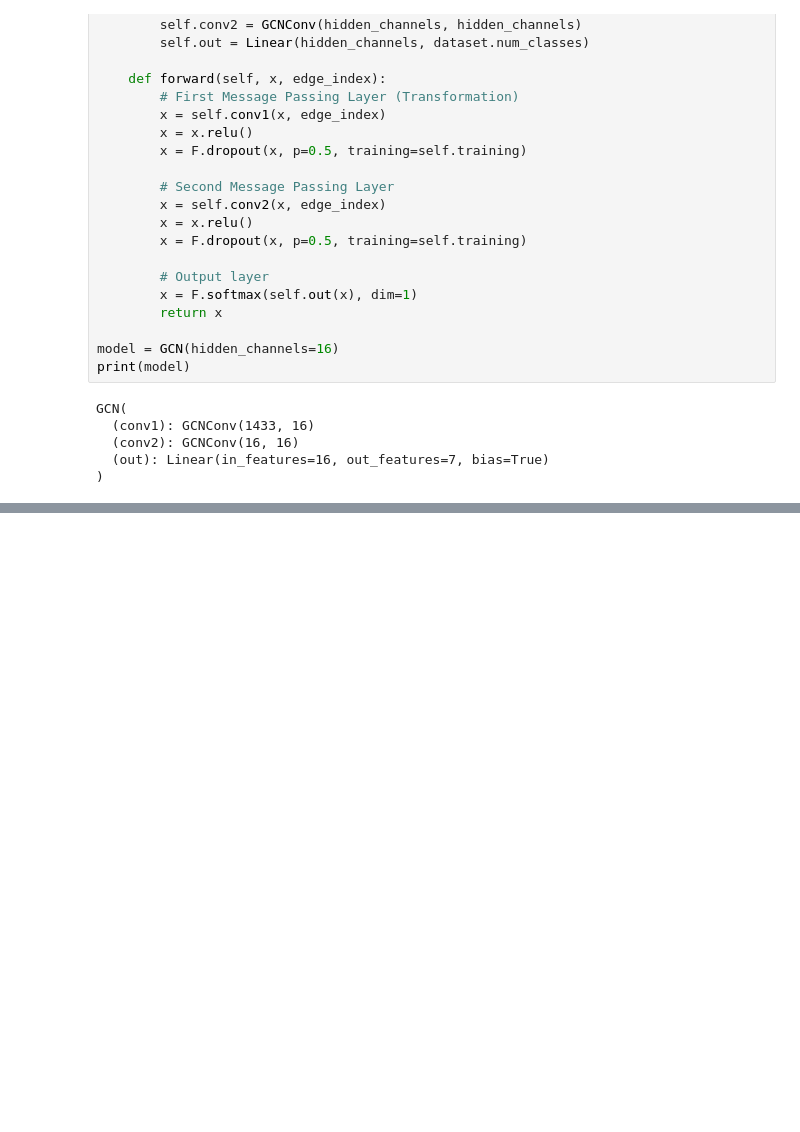
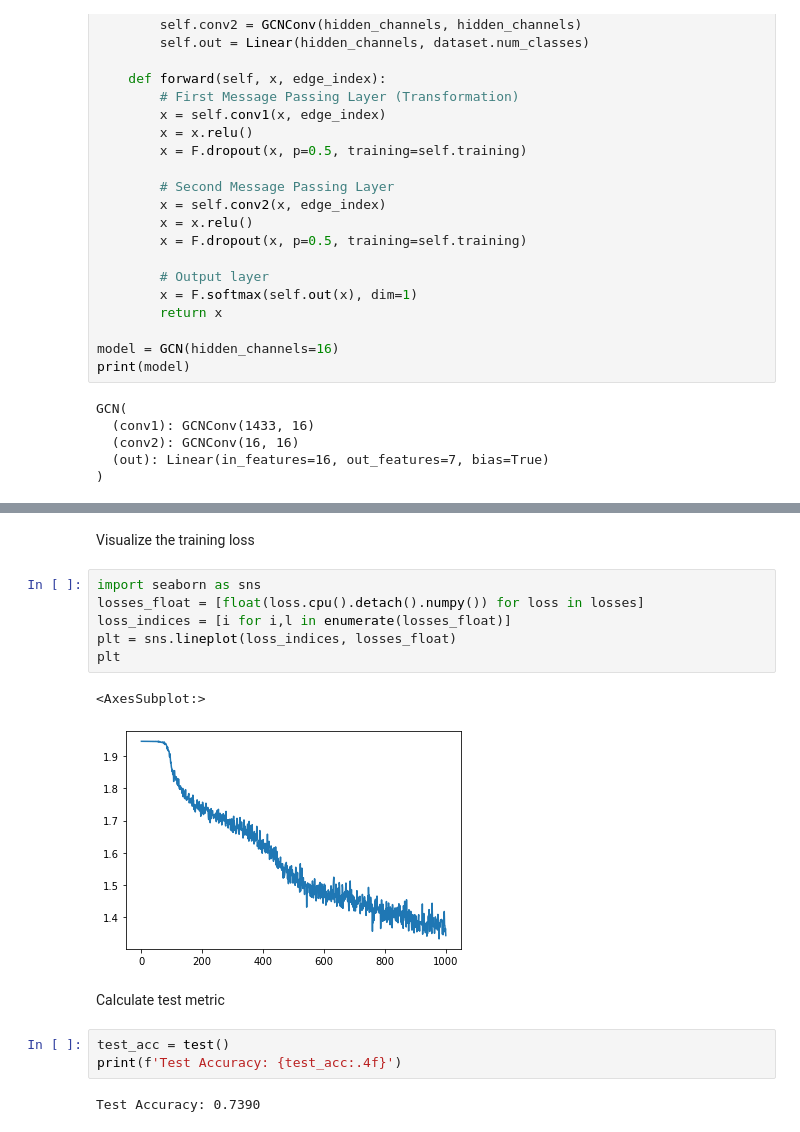
Before and after one commit to mirjunaid26/datascientist, a Jupyter notebook: GraphML/node_classification_GNN.ipynb, the cells around one changed output, grey strips where cells are left out. Saved outputs shown, nothing was run; the diff lists cells and outputs as text; blank space fills up the shorter version.

```diff
--- a/GraphML/node_classification_GNN.ipynb
+++ b/GraphML/node_classification_GNN.ipynb
@@ -161,0 +229,18 @@ GCN(
+# %% [markdown]
+Visualize the training loss
+# %%
+import seaborn as sns
+losses_float = [float(loss.cpu().detach().numpy()) for loss in losses]
+loss_indices = [i for i,l in enumerate(losses_float)]
+plt = sns.lineplot(loss_indices, losses_float)
+plt
+# %% [output]
+<AxesSubplot:>
+[figure, added]
+# %% [markdown]
+Calculate test metric
+# %%
+test_acc = test()
+print(f'Test Accuracy: {test_acc:.4f}')
+# %% [output]
+Test Accuracy: 0.7390
```
Also changed, not shown: parts of 11 cells of this notebook, 1 other file.
